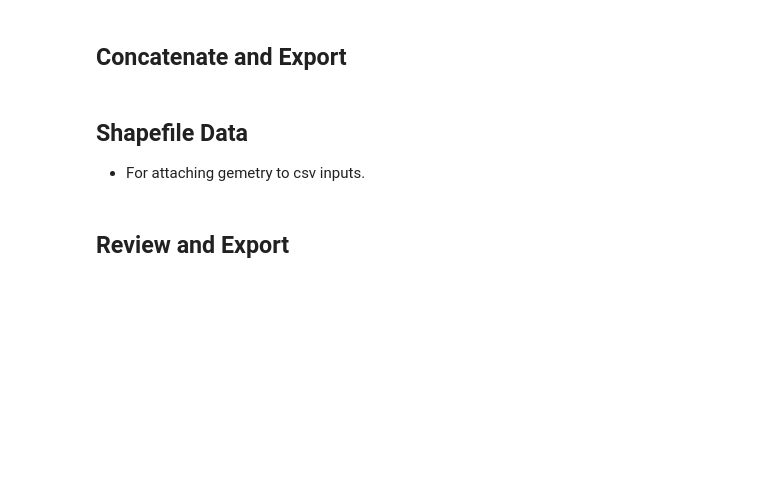
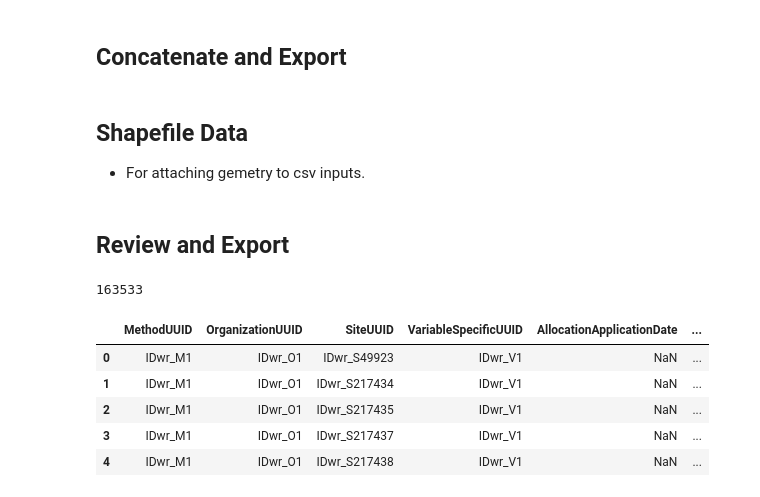
Before and after one commit to WSWCWaterDataExchange/MappingStatesDataToWaDE2.0, a Jupyter notebook: Idaho/WaterAllocation/0_PreProcessIdahoAllocationData.ipynb, the cells around one changed output. Drawn from its saved outputs; the diff is of its cells as text; code cells hidden in the pictures; blank space fills up the shorter version.

```diff
--- a/Idaho/WaterAllocation/0_PreProcessIdahoAllocationData.ipynb
+++ b/Idaho/WaterAllocation/0_PreProcessIdahoAllocationData.ipynb
@@ -397,0 +360,14 @@ dfPoUshape.to_csv('P_idGeometry.csv', index=False) # The output geometry.
+# %%
+#allocation data
+fileInput = "waterallocations.csv"
+dfallow = pd.read_csv(fileInput)
+print(len(dfallow))
+dfallow.head()
+# %% [output]
+163533
+|  | MethodUUID | OrganizationUUID | SiteUUID | VariableSpecificUUID | AllocationApplicationDate | ... |
+| 0 | IDwr_M1 | IDwr_O1 | IDwr_S49923 | IDwr_V1 | NaN | ... |
+| 1 | IDwr_M1 | IDwr_O1 | IDwr_S217434 | IDwr_V1 | NaN | ... |
+| 2 | IDwr_M1 | IDwr_O1 | IDwr_S217435 | IDwr_V1 | NaN | ... |
+| 3 | IDwr_M1 | IDwr_O1 | IDwr_S217437 | IDwr_V1 | NaN | ... |
+| 4 | IDwr_M1 | IDwr_O1 | IDwr_S217438 | IDwr_V1 | NaN | ... |
```
Also changed, not shown: parts of 7 cells of this notebook, 2 other files.
